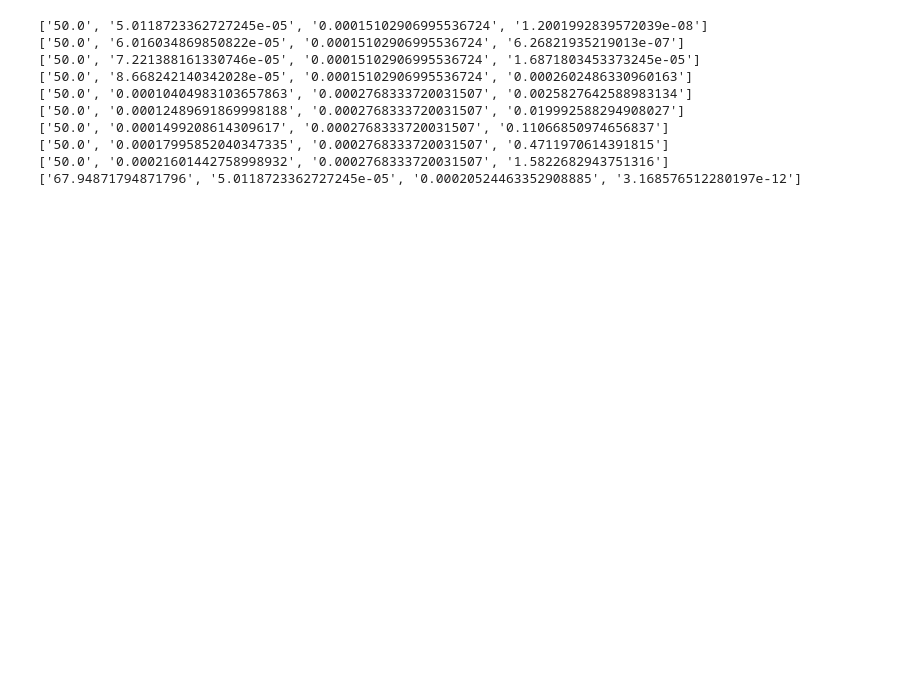
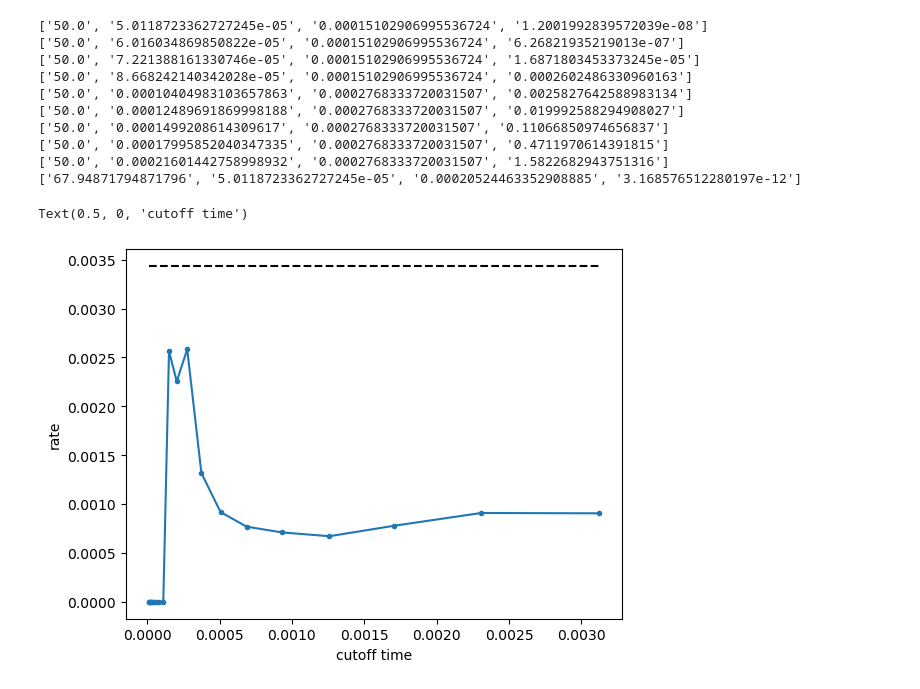
Before and after one commit to hassan-shap/QNUM, a Jupyter notebook: pp_color_plot.ipynb, the cells around one changed output. Drawn from its saved outputs; the diff is of its cells as text; code cells hidden in the pictures; blank space fills up the shorter version.

```diff
--- a/pp_color_plot.ipynb
+++ b/pp_color_plot.ipynb
@@ -34,20 +34,30 @@ fname = 'equal_distance_repeater_placement_coherence_distance_opt_cutoff_skr.csv
 
 τ_coh_list = np.logspace(-4.3,-2,30) # coherence time [sec]
 τ_coh =  τ_coh_list[4]
+Le2e_list = np.linspace(50,400,40)
+L0 = Le2e_list[1]
 
 cut_off = []
 e2e_rate = []
 skr = []
 τ_coh_list = []
-with open(data_dir+ fname, mode ='r')as file:
-  csvFile = csv.reader(file)
-  i = 0
-  for line in csvFile:
+L_list = []
+with open(data_dir+ fname, mode ='r') as file:
+    csvFile = csv.reader(file)
+    for line in csvFile:
+        L_list.append(float(line[14]))
+L0 = sorted(list(set(L_list)))[0]
+
+with open(data_dir+ fname, mode ='r') as file:
+    csvFile = csv.reader(file)
+    for line in csvFile:
+        # print(line)
         # if i< 2:
             # print(lines)
         L = (float(line[14]))
+        # L_list.append(float(line[14]))
         coherence_time = float(line[27])/1000# in seconds
-        if L == 50 and np.abs(coherence_time-τ_coh)< 1e-7:
+        if np.abs(L - L0)<1e-4 and np.abs(coherence_time-τ_coh)< 1e-7:
             cut_off.append(float(line[4])/1000000)# gives cutoff in seconds
             e2e_rate.append(float(line[7]))
             skr.append(float(line[11]))
@@ -59,3 +69,26 @@ with open(data_dir+ fname, mode ='r')as file:
             # i += 1
         # else:
         #     break
+# %%
+from util import T_parallel_no_cutoff
+F_link = 1 # fidelity of local BP
+mu_link = 1 # depolarizing noise channel parameter (1: no noise, 0: fully depolarized)
+n = 4
+Le2e = L0
+Ls = [Le2e/n]*n
+raw_rate_par_no_cut, skr_par_no_cut, Fe2e_par_no_cut = T_parallel_no_cutoff(τ_coh, mu_link, F_link, Ls, cct= True, Nmax=1e6)
+
+# raw_rate_par_no_cut
+
+cut_off = np.array(cut_off)
+idx = np.argsort(cut_off)
+cut_off = cut_off[idx]
+skr = np.array(skr)
+skr = skr[idx]
+plt.plot(cut_off,skr,".-")
+plt.plot(cut_off, cut_off*0 + skr_par_no_cut, "k--",label='no cutoff')
+plt.ylabel('rate')
+plt.xlabel('cutoff time')
+# %% [output]
+Text(0.5, 0, 'cutoff time')
+[figure, added]
```
Also changed, not shown: parts of 4 cells of this notebook, 5 other files.
